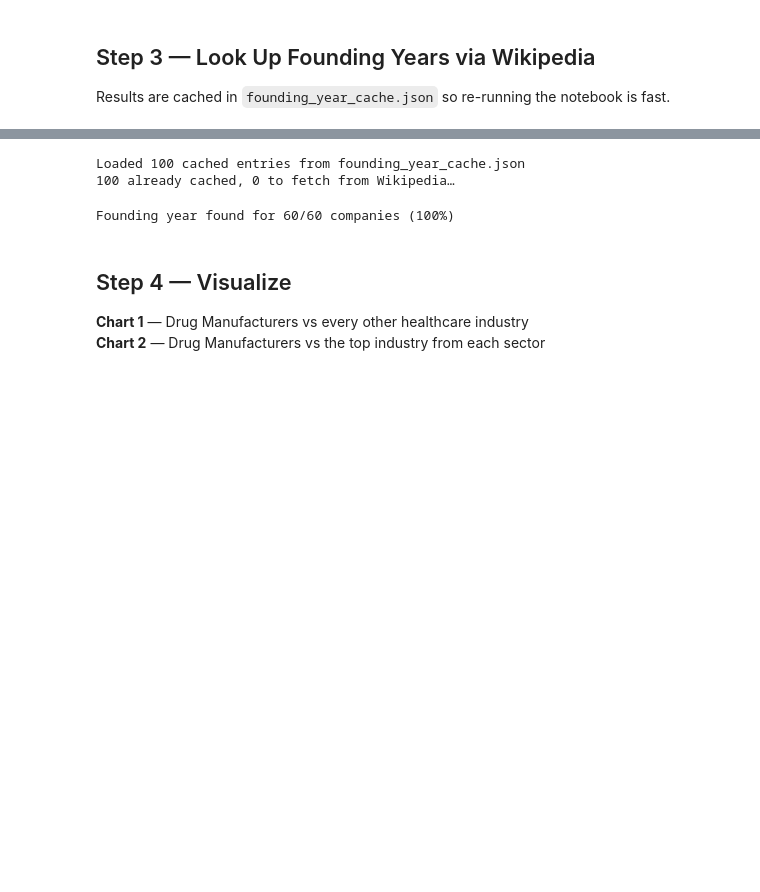
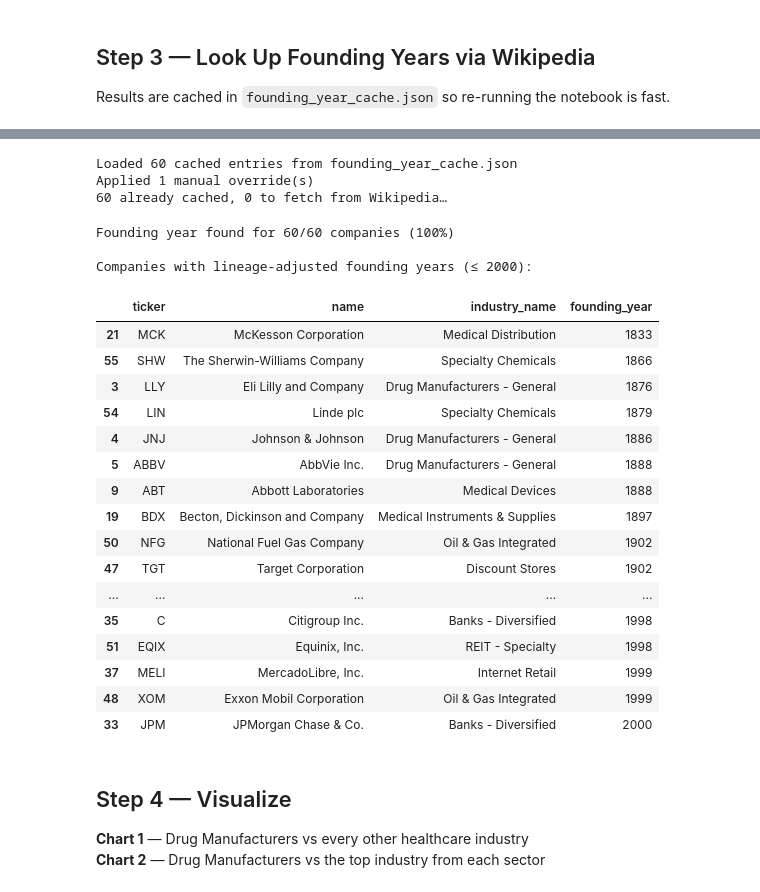
Before and after one commit to jimboevans/founding-year-by-industry, a Jupyter notebook: founding_year_by_industry.ipynb, the cells around one changed output, grey strips where cells are left out. Drawn from its saved outputs; the diff is of its cells as text; code cells hidden in the pictures; blank space fills up the shorter version.

Commit message:
update founding year functionality for parent cos and spinouts

```diff
--- a/founding_year_by_industry.ipynb
+++ b/founding_year_by_industry.ipynb
@@ -291,36 +451,73 @@ Founding-year helper defined.
 # %%
 # Load existing cache
 cache_path = Path(CACHE_FILE)
 cache: dict[str, int | None] = {}
 if cache_path.exists():
     with cache_path.open() as f:
-        cache = json.load(f)
-    print(f"Loaded {len(cache)} cached entries from {CACHE_FILE}")
+        raw_cache = json.load(f)
+    # Only keep entries that actually found a year (drop None / failed lookups)
+    cache = {k: v for k, v in raw_cache.items() if v is not None}
+    dropped = len(raw_cache) - len(cache)
+    print(f"Loaded {len(cache)} cached entries from {CACHE_FILE}" +
+          (f" (dropped {dropped} failed lookups)" if dropped else ""))
 
-founding_years: dict[str, int | None] = {}
+# Apply manual overrides (always take precedence)
+for ticker, yr in FOUNDING_YEAR_OVERRIDES.items():
+    cache[ticker] = yr
+if FOUNDING_YEAR_OVERRIDES:
+    print(f"Applied {len(FOUNDING_YEAR_OVERRIDES)} manual override(s)")
+
 to_fetch = [row for _, row in companies.iterrows() if row["ticker"] not in cache]
-
 print(f"{len(cache)} already cached, {len(to_fetch)} to fetch from Wikipedia…")
 
 for row in tqdm(to_fetch, desc="Wikipedia"):
     ticker = row["ticker"]
     name = str(row["name"]) if row["name"] else ticker
     yr = get_founding_year(name)
-    cache[ticker] = yr
+    if yr is not None:
+        cache[ticker] = yr
     time.sleep(WIKI_SLEEP)
 
-# Persist updated cache
+# Persist updated cache (only successful lookups)
 with cache_path.open("w") as f:
     json.dump(cache, f, indent=2)
 
 companies["founding_year"] = companies["ticker"].map(cache)
 
 found = companies["founding_year"].notna().sum()
 print(f"\nFounding year found for {found}/{len(companies)} companies ({found/len(companies):.0%})")
+
+# Show companies where predecessor chasing may have kicked in
+recent = companies[companies["founding_year"].notna()].copy()
+recent["founding_year"] = recent["founding_year"].astype(int)
+spinoffs = recent[recent["founding_year"] <= SPINOFF_YEAR_THRESHOLD]
+if not spinoffs.empty:
+    print(f"\nCompanies with lineage-adjusted founding years (≤ {SPINOFF_YEAR_THRESHOLD}):")
+    display(spinoffs[["ticker", "name", "industry_name", "founding_year"]].sort_values("founding_year"))
 # %% [output]
-Loaded 100 cached entries from founding_year_cache.json
-100 already cached, 0 to fetch from Wikipedia…
+Loaded 60 cached entries from founding_year_cache.json
+Applied 1 manual override(s)
+60 already cached, 0 to fetch from Wikipedia…
 Founding year found for 60/60 companies (100%)
+
+Companies with lineage-adjusted founding years (≤ 2000):
+|  | ticker | name | industry_name | founding_year |
+| 21 | MCK | McKesson Corporation | Medical Distribution | 1833 |
+| 55 | SHW | The Sherwin-Williams Company | Specialty Chemicals | 1866 |
+| 3 | LLY | Eli Lilly and Company | Drug Manufacturers - General | 1876 |
+| 54 | LIN | Linde plc | Specialty Chemicals | 1879 |
+| 4 | JNJ | Johnson & Johnson | Drug Manufacturers - General | 1886 |
+| 5 | ABBV | AbbVie Inc. | Drug Manufacturers - General | 1888 |
+| 9 | ABT | Abbott Laboratories | Medical Devices | 1888 |
+| 19 | BDX | Becton, Dickinson and Company | Medical Instruments & Supplies | 1897 |
+| 50 | NFG | National Fuel Gas Company | Oil & Gas Integrated | 1902 |
+| 47 | TGT | Target Corporation | Discount Stores | 1902 |
+| ... | ... | ... | ... | ... |
+| 35 | C | Citigroup Inc. | Banks - Diversified | 1998 |
+| 51 | EQIX | Equinix, Inc. | REIT - Specialty | 1998 |
+| 37 | MELI | MercadoLibre, Inc. | Internet Retail | 1999 |
+| 48 | XOM | Exxon Mobil Corporation | Oil & Gas Integrated | 1999 |
+| 33 | JPM | JPMorgan Chase & Co. | Banks - Diversified | 2000 |
 # %% [markdown]
 ## Step 4 — Visualize
 
```
Also changed, not shown: parts of 6 cells of this notebook, 4 other files.
